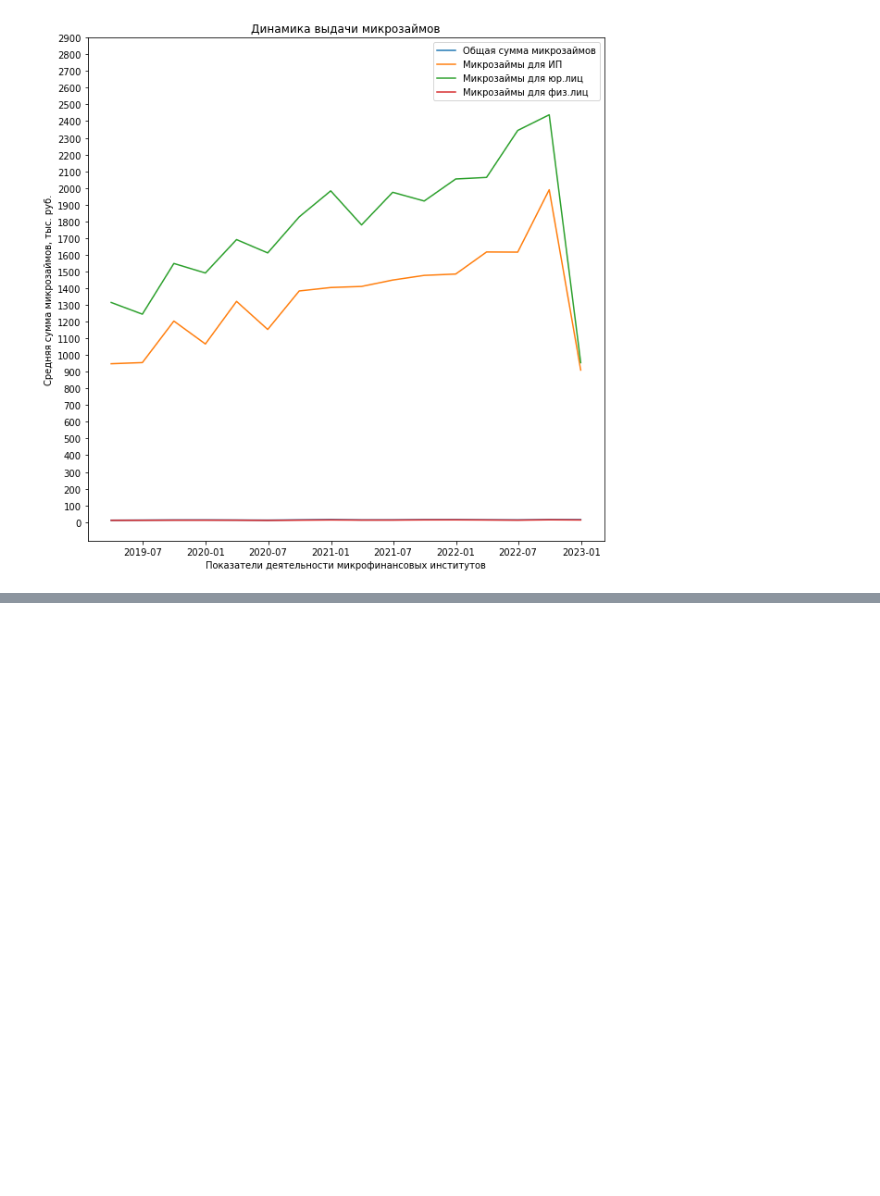
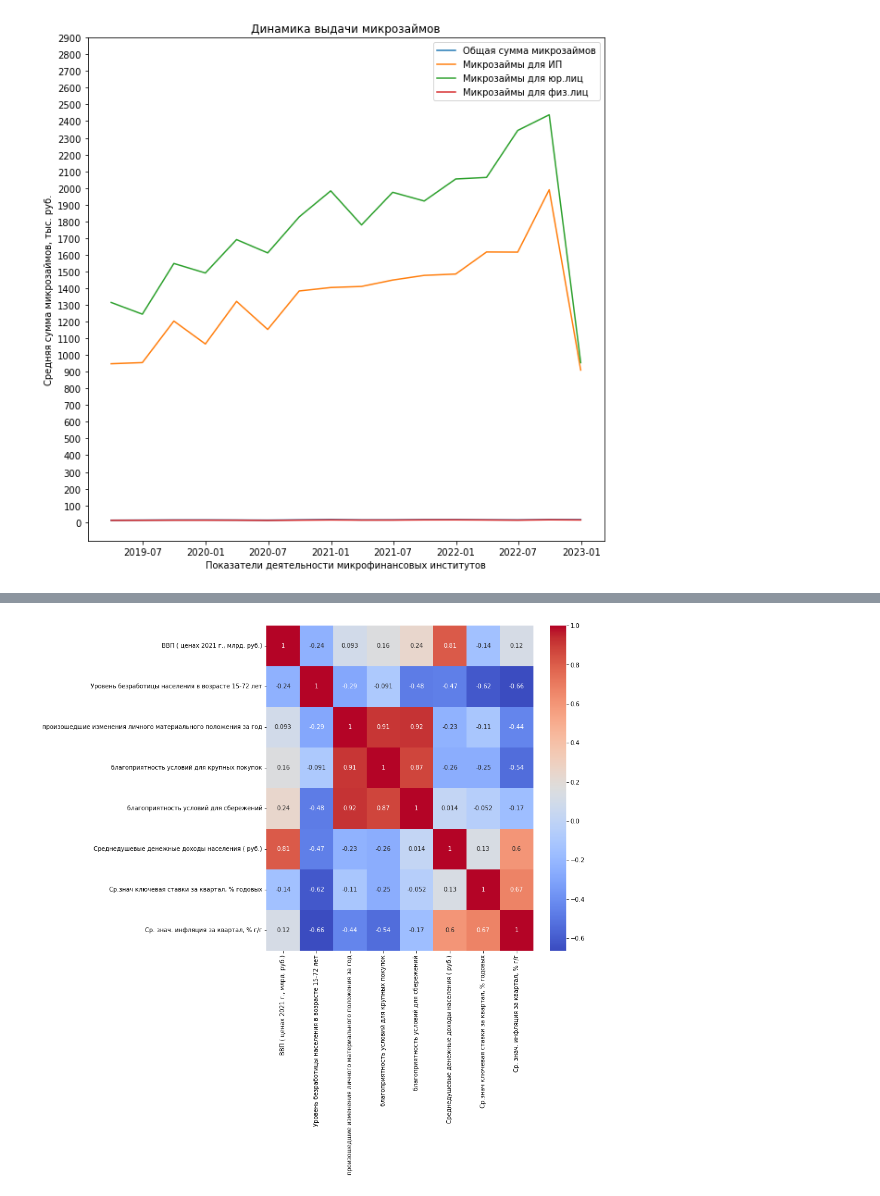
Before and after one commit to torosyantig/microfinance_market, a Jupyter notebook: model.ipynb, the cells around one changed output, grey strips where cells are left out. Drawn from its saved outputs; the diff is of its cells as text; code cells hidden in the pictures; blank space fills up the shorter version.

```diff
--- a/model.ipynb
+++ b/model.ipynb
@@ -510,0 +734,8 @@ plt.legend()
+# %%
+import seaborn as sns
+plt.figure(figsize=(10, 10))
+corr_matrix=merged_data2.drop(columns = ['Чистая прибыль, за отчетный квартал, млн. руб', 'Количество договоров микрозайма (всего) за за отчетный квартал), ед.', 'Индекс уверенности', 'индекс текущего личного материального положения']).corr()
+sns.heatmap(corr_matrix, annot=True, cmap='coolwarm')
+plt.show()
+# %% [output]
+[figure, added]
```
Also changed, not shown: parts of 71 cells of this notebook, 3 other files.
